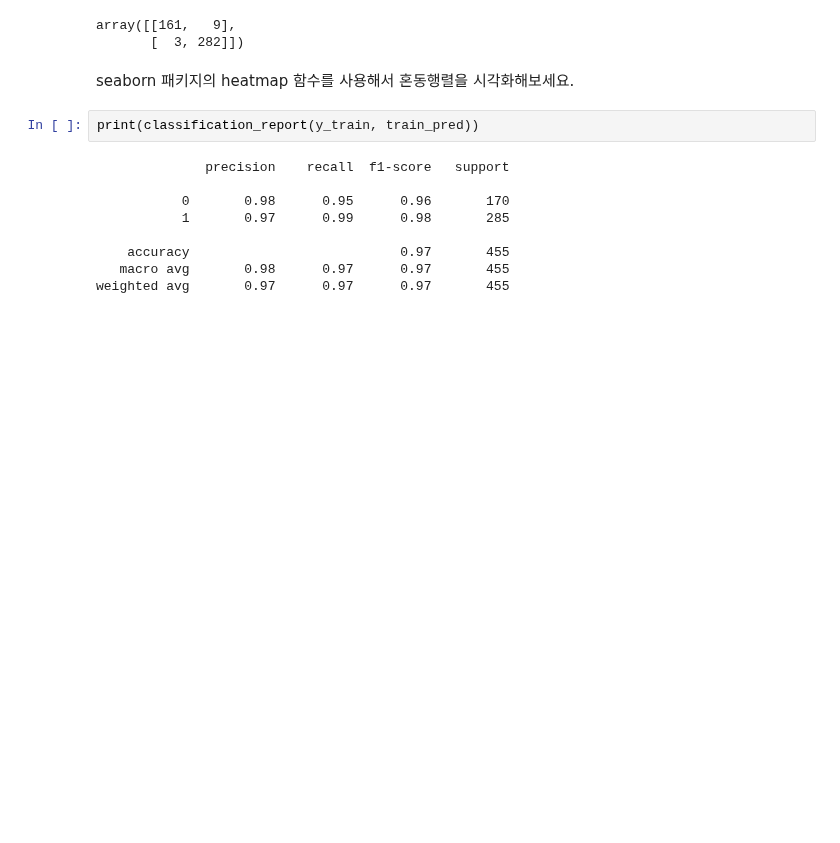
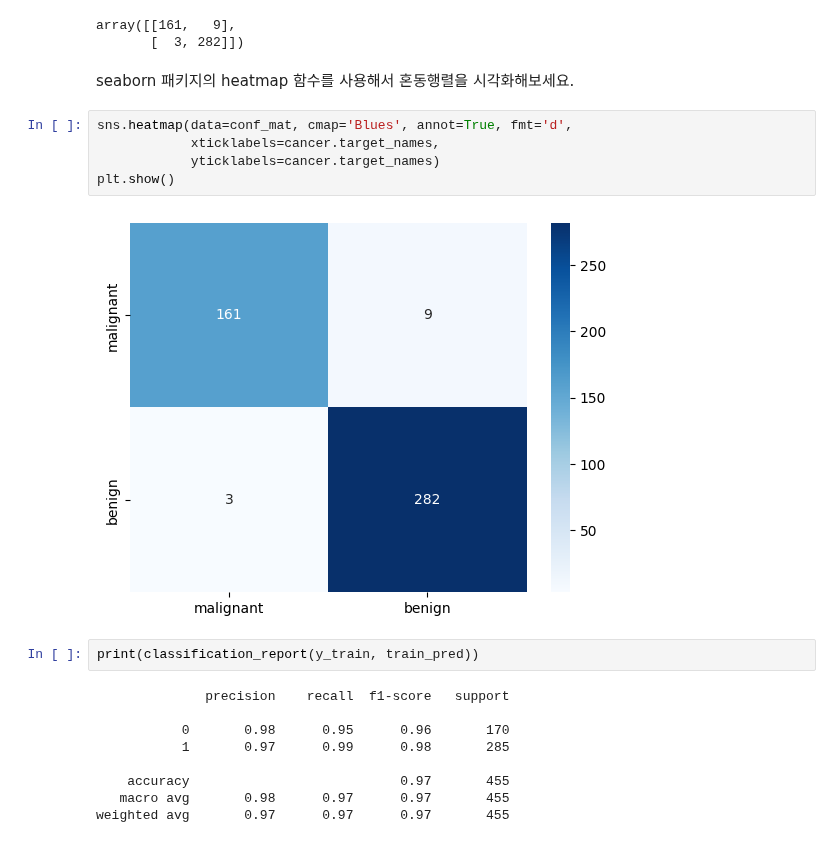
Before and after one commit to JakeOh/202505_BD50, a Jupyter notebook: lab_da/ml09_classification.ipynb, the cells around one changed output. Drawn from its saved outputs; the diff is of its cells as text; blank space fills up the shorter version.

```diff
--- a/lab_da/ml09_classification.ipynb
+++ b/lab_da/ml09_classification.ipynb
@@ -242,6 +242,13 @@ array([[161,   9],
        [  3, 282]])
 # %% [markdown]
 seaborn 패키지의 heatmap 함수를 사용해서 혼동행렬을 시각화해보세요.
+# %%
+sns.heatmap(data=conf_mat, cmap='Blues', annot=True, fmt='d',
+            xticklabels=cancer.target_names,
+            yticklabels=cancer.target_names)
+plt.show()
+# %% [output]
+[figure, added]
 # %%
 print(classification_report(y_train, train_pred))
 # %% [output]
```
Also changed, not shown: parts of 8 cells of this notebook.
